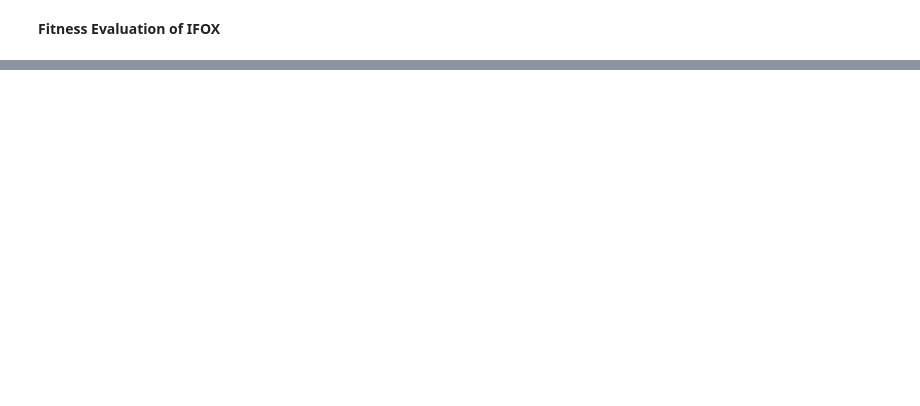
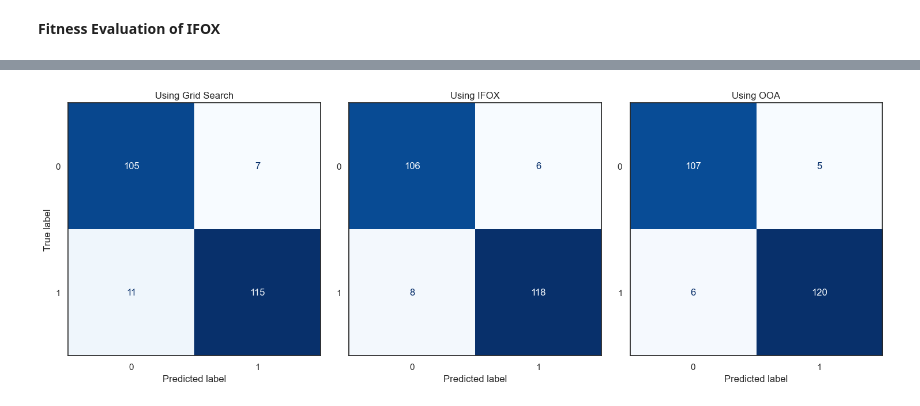
Before and after one commit to ferayame/OOA, a Jupyter notebook: scr/OOA-KNN.ipynb, the cells around one changed output, grey strips where cells are left out. Saved outputs shown, nothing was run; the diff lists cells and outputs as text; code cells hidden in the pictures; blank space fills up the shorter version.

```diff
--- a/scr/OOA-KNN.ipynb
+++ b/scr/OOA-KNN.ipynb
@@ -456,19 +476,5 @@ best_k_ifox, best_p_ifox, best_metric_idx_ifox, best_weight_idx_ifox = int(best_
 best_metric_ifox = metric_map[best_metric_idx]
 best_weight_ifox = weight_map[best_weight_idx]
 
-knn_ifox = KNeighborsClassifier(n_neighbors=best_k_ifox, p=best_p_ifox, metric=best_metric_ifox, weights=best_weight_ifox) # type: ignore
-knn_ifox.fit(X_train_scaled, y_train)
-
-y_pred_ifox = knn_ifox.predict(X_test_scaled)
-y_prob_ifox = knn_ifox.predict_proba(X_test_scaled)[:,1] # type: ignore
-
-acc_ifox = accuracy_score(y_test,y_pred_ifox)
-f1_ifox = f1_score(y_test,y_pred_ifox)
-auc_ifox = roc_auc_score(y_test, y_prob_ifox)
-
-cv_acc_ifox = cross_val_score(knn_ifox, X_train_scaled, y_train, cv=5, scoring='accuracy').mean()
-cv_f1_ifox = cross_val_score(knn_ifox, X_train_scaled, y_train, cv=5, scoring='f1').mean()
-cv_auc_ifox = cross_val_score(knn_ifox, X_train_scaled, y_train, cv=5, scoring='roc_auc').mean()
-
-cm_ifox = confusion_matrix(y_test, y_pred_ifox)
-clr_ifox = classification_report(y_test, y_pred_ifox)
+knn = KNeighborsClassifier(n_neighbors=best_k_ifox, p=best_p_ifox, metric=best_metric_ifox, weights=best_weight_ifox) # type: ignore
+result_IFOX = train_evaluate_knn(knn, f'n_neighbors: {best_k_ifox}, p: {best_p_ifox:.2f}, metric: {best_metric_ifox}, weights: {best_weight_ifox}', start, end, 'IFOX', scaling=True)
@@ -535,0 +499,64 @@ plt.show()
+# %%
+print(Fore.MAGENTA + '**** PERFORMANCE RESULTS COMPARISON: ****\n' + Style.RESET_ALL)
+
+comparison_data = {
+    'Model': ['KNN Unscaled','KNN Scaled', 'Grid Search optimized', 'IFOX optimized', 'OOA optimized'],
+    'Test Acc': [result_unscaled['Accuracy'], result_scaled['Accuracy'], result_GridSearch['Accuracy'], result_IFOX['Accuracy'], result_OOA['Accuracy']],
+    'Test F1': [result_unscaled['F1'], result_scaled['F1'], result_GridSearch['F1'], result_IFOX['F1'], result_OOA['F1']],
+    'Test AUC':[result_unscaled['AUC'], result_scaled['AUC'], result_GridSearch['AUC'], result_IFOX['AUC'], result_OOA['AUC']],
+    'CV Acc': [result_unscaled['CV_Acc'], result_scaled['CV_Acc'], result_GridSearch['CV_Acc'], result_IFOX['CV_Acc'], result_OOA['CV_Acc']],
+    'CV F1': [result_unscaled['CV_F1'], result_scaled['CV_F1'], result_GridSearch['CV_F1'], result_IFOX['CV_F1'], result_OOA['CV_F1']],
+    'CV AUC':[result_unscaled['CV_AUC'], result_scaled['CV_AUC'], result_GridSearch['CV_AUC'], result_IFOX['CV_AUC'], result_OOA['CV_AUC']]
+}
+
+comparision = pd.DataFrame(comparison_data)
+print(f'{Fore.BLUE}{comparision.round(4)}{Style.RESET_ALL}')
+
+file = open('results.txt', 'a+')
+file.write(f'\n\nNumber of Runs: {running_num}\n')
+file.write('**** PERFORMANCE RESULTS COMPARISON: ****\n')
+file.write(comparision.to_string())
+file.write('='*100)
+file.close()
+
+print(Fore.MAGENTA + '\n**** Grid Search Classification Report: ****\n' + Style.RESET_ALL)
+print(Fore.BLUE + result_GridSearch['Classification_report'] + Style.RESET_ALL)
+
+print(Fore.MAGENTA + '\n**** IFOX Classification Report: ****\n' + Style.RESET_ALL)
+print(Fore.BLUE + result_IFOX['Classification_report'] + Style.RESET_ALL)
+
+print(Fore.MAGENTA + '\n**** OOA Classification Report: ****\n' + Style.RESET_ALL)
+print(Fore.BLUE + result_OOA['Classification_report'] + Style.RESET_ALL)
+
+
+sns.set_theme(style='white')
+fig, axes = plt.subplots(1, 3, figsize=(15, 5))
+
+cms = [result_GridSearch['Confusion_matrix'],
+       result_IFOX['Confusion_matrix'],
+       result_OOA['Confusion_matrix']]
+
+titles = ['Using Grid Search', 'Using IFOX', 'Using OOA']
+
+for i, (ax, cm, title) in enumerate(zip(axes, cms, titles)):
+    disp = ConfusionMatrixDisplay(confusion_matrix=cm)
+    disp.plot(cmap='Blues', ax=ax, colorbar=False)
+    ax.set_title(f'{title}')
+
+    if i > 0:
+        ax.set_ylabel('')
+
+
+plt.tight_layout()
+plt.savefig(f'../results/cm_comparison_{running_num}.png', dpi=300)
+plt.show()
+
+sns.set_theme('paper')
+comparision.set_index('Model')[['Test Acc','CV Acc']].plot(kind='bar', figsize=(10,6), color=['navy', 'darkorchid'])
+plt.title('KNN vs GS-KNN vs OOA-KNN vs IFOX-KNN')
+plt.ylabel('Accuracy')
+plt.xticks(rotation=0)
+plt.legend()
+plt.savefig(f'../results/Acc_comparison_{running_num}.png', dpi=300)
+plt.show()
+# %% [output]
@@ -535,0 +580 @@ plt.show()
+[figure, added]
```
Also changed, not shown: parts of 26 cells of this notebook, 22 other files.
